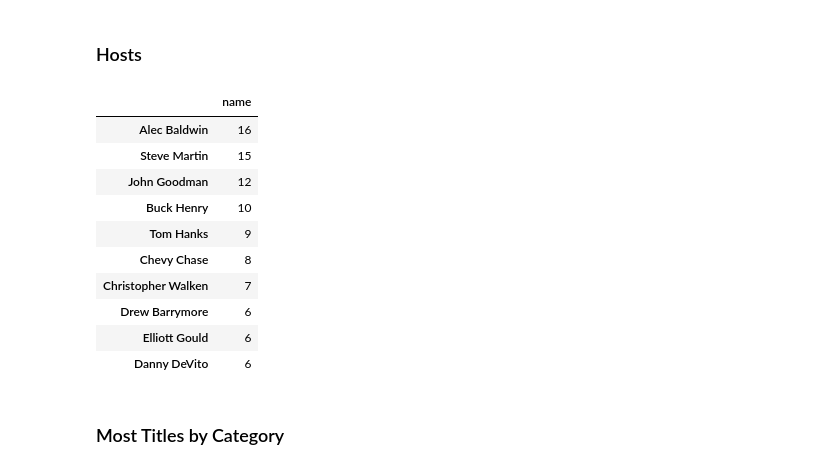
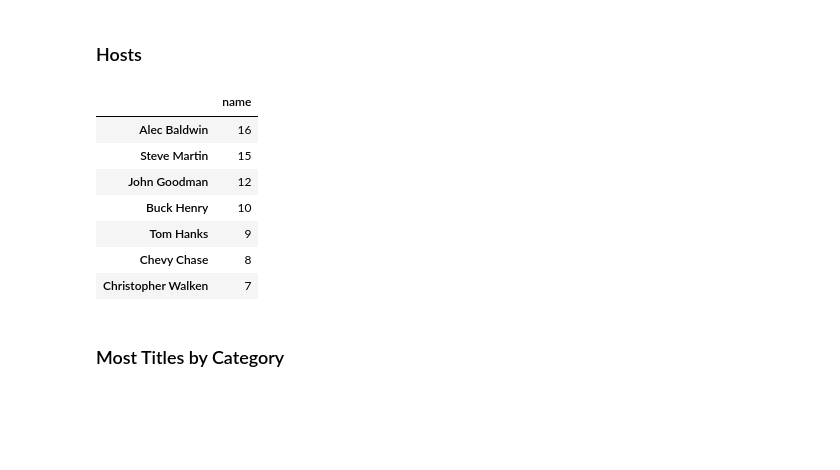
Before and after one commit to hhllcks/snldb, a Jupyter notebook: snl_records.ipynb, the cells around one changed output. Cells and saved outputs as stored; diff of their text form; code cells hidden in the pictures; blank space fills up the shorter version.

```diff
--- a/snl_records.ipynb
+++ b/snl_records.ipynb
@@ -62,19 +62,16 @@ df_title_season.sort_values('Season').set_index('Season')
 ### Hosts
 # %%
 df_host = pd.DataFrame(dfactors[dfactors.actorType == 'host'].groupby(['sid','eid','name']).count()).reset_index()
-pd.DataFrame(df_host['name'].value_counts()).head(10)
+pd.DataFrame(df_host['name'].value_counts()).head(7)
 # %% [output]
 |  | name |
 | Alec Baldwin | 16 |
 | Steve Martin | 15 |
 | John Goodman | 12 |
 | Buck Henry | 10 |
 | Tom Hanks | 9 |
 | Chevy Chase | 8 |
 | Christopher Walken | 7 |
-| Drew Barrymore | 6 |
-| Elliott Gould | 6 |
-| Danny DeVito | 6 |
 # %% [markdown]
 ### Most Titles by Category
 # %%
```
Also changed, not shown: 7 other files.
